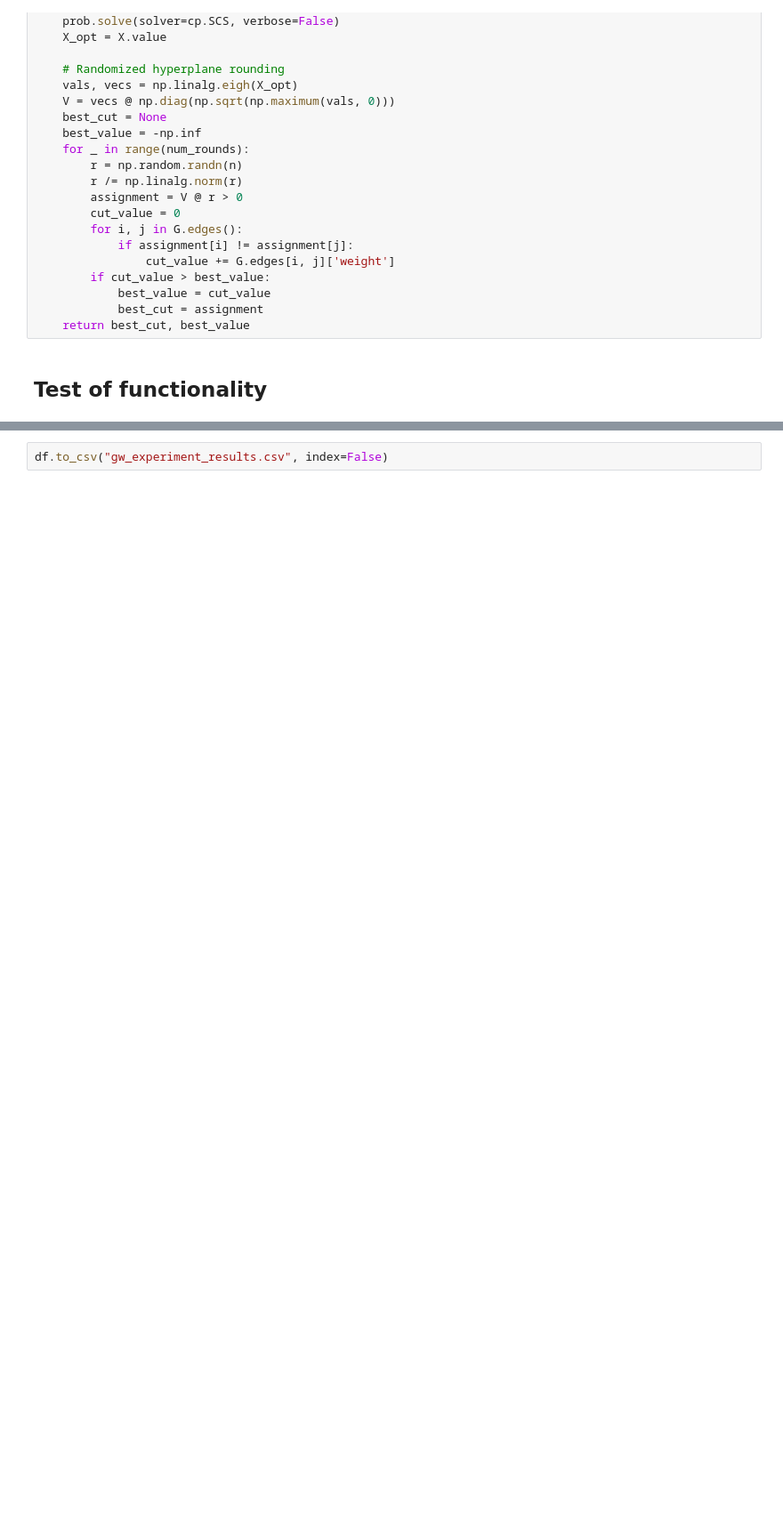
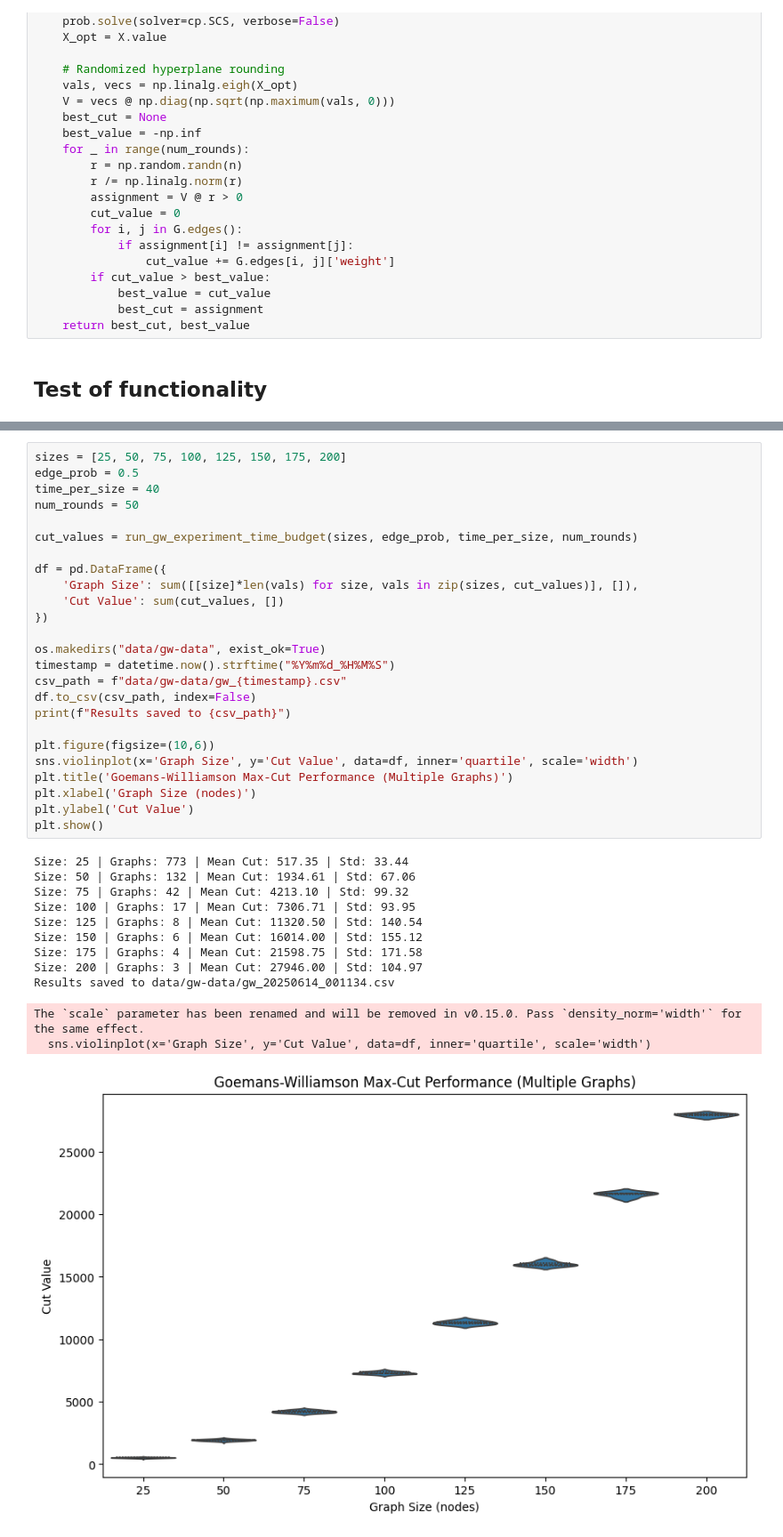
Before and after one commit to wujciak/DiscreteMath, a Jupyter notebook: max-cut/goemans-maxcut.ipynb, the cells around one changed output, grey strips where cells are left out. Shown: that part at 89% size. Saved outputs shown, nothing was run; the diff lists cells and outputs as text; blank space fills up the shorter version.

```diff
--- a/max-cut/goemans-maxcut.ipynb
+++ b/max-cut/goemans-maxcut.ipynb
@@ -119,2 +94,38 @@ Size: 225 | Runs: 9 | Best Cut: 35773 | Total Time: 314.3s
 # %%
-df.to_csv("gw_experiment_results.csv", index=False)
+sizes = [25, 50, 75, 100, 125, 150, 175, 200]
+edge_prob = 0.5
+time_per_size = 40
+num_rounds = 50
+
+cut_values = run_gw_experiment_time_budget(sizes, edge_prob, time_per_size, num_rounds)
+
+df = pd.DataFrame({
+    'Graph Size': sum([[size]*len(vals) for size, vals in zip(sizes, cut_values)], []),
+    'Cut Value': sum(cut_values, [])
+})
+
+os.makedirs("data/gw-data", exist_ok=True)
+timestamp = datetime.now().strftime("%Y%m%d_%H%M%S")
+csv_path = f"data/gw-data/gw_{timestamp}.csv"
+df.to_csv(csv_path, index=False)
+print(f"Results saved to {csv_path}")
+
+plt.figure(figsize=(10,6))
+sns.violinplot(x='Graph Size', y='Cut Value', data=df, inner='quartile', scale='width')
+plt.title('Goemans-Williamson Max-Cut Performance (Multiple Graphs)')
+plt.xlabel('Graph Size (nodes)')
+plt.ylabel('Cut Value')
+plt.show()
+# %% [output]
+Size: 25 | Graphs: 773 | Mean Cut: 517.35 | Std: 33.44
+Size: 50 | Graphs: 132 | Mean Cut: 1934.61 | Std: 67.06
+Size: 75 | Graphs: 42 | Mean Cut: 4213.10 | Std: 99.32
+Size: 100 | Graphs: 17 | Mean Cut: 7306.71 | Std: 93.95
+Size: 125 | Graphs: 8 | Mean Cut: 11320.50 | Std: 140.54
+Size: 150 | Graphs: 6 | Mean Cut: 16014.00 | Std: 155.12
+Size: 175 | Graphs: 4 | Mean Cut: 21598.75 | Std: 171.58
+Size: 200 | Graphs: 3 | Mean Cut: 27946.00 | Std: 104.97
+Results saved to data/gw-data/gw_20250614_001134.csv
+The `scale` parameter has been renamed and will be removed in v0.15.0. Pass `density_norm='width'` for the same effect.
+  sns.violinplot(x='Graph Size', y='Cut Value', data=df, inner='quartile', scale='width')
+[figure, added]
```
Also changed, not shown: parts of 7 cells of this notebook, 2 other files.
